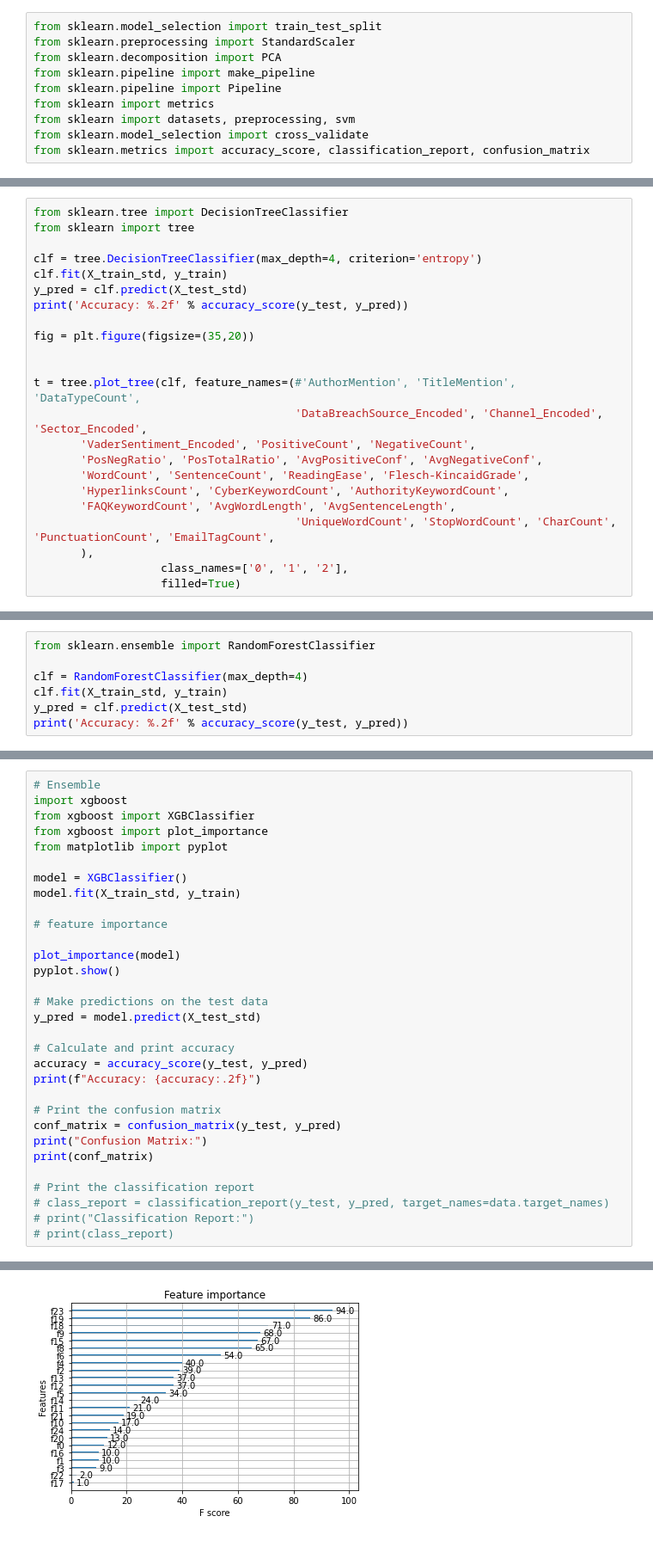
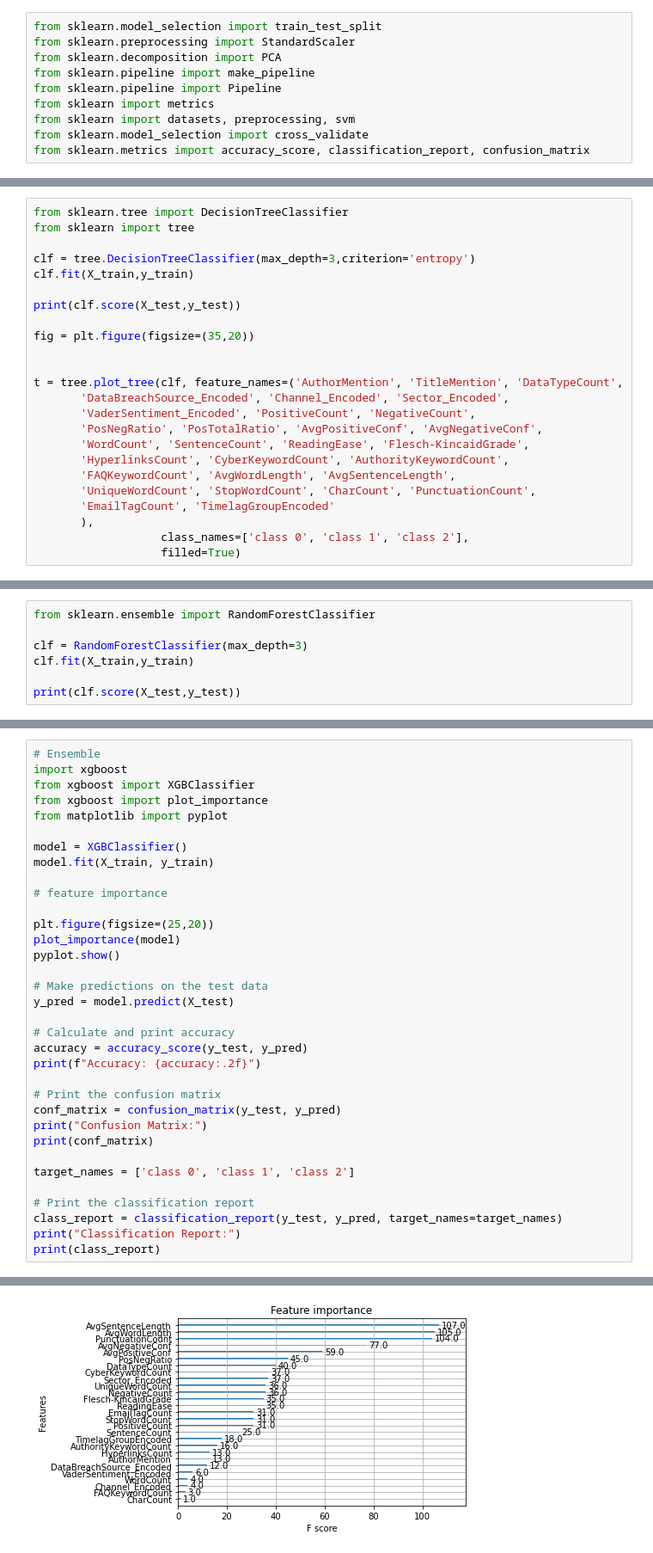
Before and after one commit to nguyenyenchi/Aus_Data_Breach_Statements, a Jupyter notebook: 5.9.2023 Data Prep & Modelling Thesis Data Breach.ipynb, the cells around one changed output, grey strips where cells are left out. Shown at 86% size. Drawn from its saved outputs; the diff is of its cells as text.

Commit message:
Modelling

```diff
--- a/5.9.2023 Data Prep & Modelling Thesis Data Breach.ipynb
+++ b/5.9.2023 Data Prep & Modelling Thesis Data Breach.ipynb
@@ -649,23 +578,24 @@ X_test_std = std_scaler.transform(X_test)
 from sklearn.tree import DecisionTreeClassifier
 from sklearn import tree
 
-clf = tree.DecisionTreeClassifier(max_depth=4, criterion='entropy')
-clf.fit(X_train_std, y_train)
-y_pred = clf.predict(X_test_std)
-print('Accuracy: %.2f' % accuracy_score(y_test, y_pred))
+clf = tree.DecisionTreeClassifier(max_depth=3,criterion='entropy')
+clf.fit(X_train,y_train)
+
+print(clf.score(X_test,y_test))
 
 fig = plt.figure(figsize=(35,20))
 
 
-t = tree.plot_tree(clf, feature_names=(#'AuthorMention', 'TitleMention', 'DataTypeCount',
-                                       'DataBreachSource_Encoded', 'Channel_Encoded', 'Sector_Encoded',
+t = tree.plot_tree(clf, feature_names=('AuthorMention', 'TitleMention', 'DataTypeCount',
+       'DataBreachSource_Encoded', 'Channel_Encoded', 'Sector_Encoded',
        'VaderSentiment_Encoded', 'PositiveCount', 'NegativeCount',
        'PosNegRatio', 'PosTotalRatio', 'AvgPositiveConf', 'AvgNegativeConf',
        'WordCount', 'SentenceCount', 'ReadingEase', 'Flesch-KincaidGrade',
        'HyperlinksCount', 'CyberKeywordCount', 'AuthorityKeywordCount',
        'FAQKeywordCount', 'AvgWordLength', 'AvgSentenceLength',
-                                       'UniqueWordCount', 'StopWordCount', 'CharCount', 'PunctuationCount', 'EmailTagCount',
+       'UniqueWordCount', 'StopWordCount', 'CharCount', 'PunctuationCount',
+       'EmailTagCount', 'TimelagGroupEncoded'
        ),
-                   class_names=['0', '1', '2'],
+                   class_names=['class 0', 'class 1', 'class 2'],
                    filled=True)
 # %% [output]
@@ -676,8 +606,8 @@ Accuracy: 0.43
 # %%
 from sklearn.ensemble import RandomForestClassifier
 
-clf = RandomForestClassifier(max_depth=4)
-clf.fit(X_train_std, y_train)
-y_pred = clf.predict(X_test_std)
-print('Accuracy: %.2f' % accuracy_score(y_test, y_pred))
+clf = RandomForestClassifier(max_depth=3)
+clf.fit(X_train,y_train)
+
+print(clf.score(X_test,y_test))
 # %% [output]
@@ -692,15 +622,16 @@ from xgboost import plot_importance
 from matplotlib import pyplot
 
 model = XGBClassifier()
-model.fit(X_train_std, y_train)
+model.fit(X_train, y_train)
 
 # feature importance
 
+plt.figure(figsize=(25,20))
 plot_importance(model)
 pyplot.show()
 
 # Make predictions on the test data
-y_pred = model.predict(X_test_std)
+y_pred = model.predict(X_test)
 
 # Calculate and print accuracy
 accuracy = accuracy_score(y_test, y_pred)
@@ -711,8 +642,10 @@ conf_matrix = confusion_matrix(y_test, y_pred)
 print("Confusion Matrix:")
 print(conf_matrix)
 
+target_names = ['class 0', 'class 1', 'class 2']
+
 # Print the classification report
-# class_report = classification_report(y_test, y_pred, target_names=data.target_names)
-# print("Classification Report:")
-# print(class_report)
+class_report = classification_report(y_test, y_pred, target_names=target_names)
+print("Classification Report:")
+print(class_report)
 # %% [output]
@@ -719 +653 @@ print(conf_matrix)
-[figure, old version]
+[figure, new version]
```
Also changed, not shown: parts of 68 cells of this notebook.
